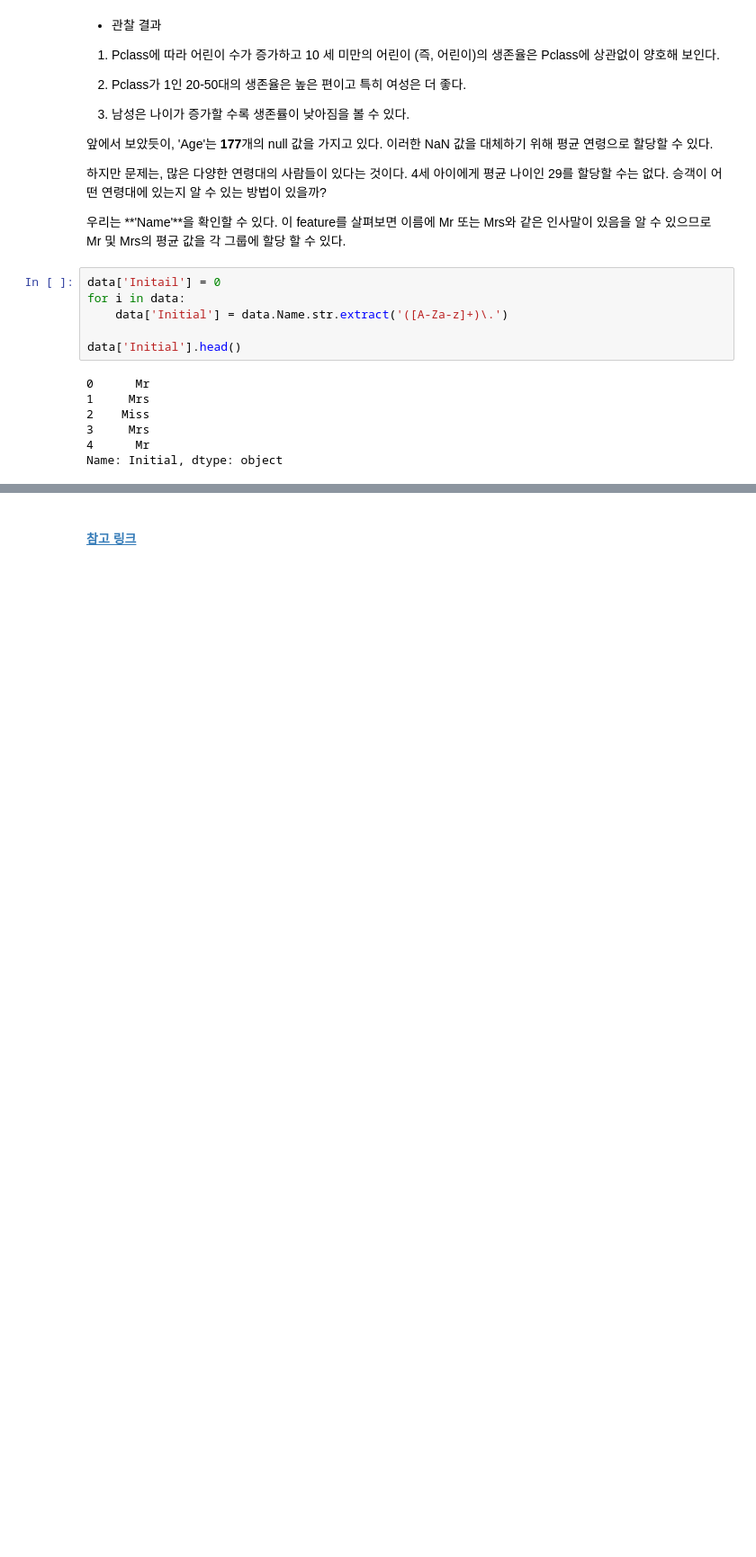
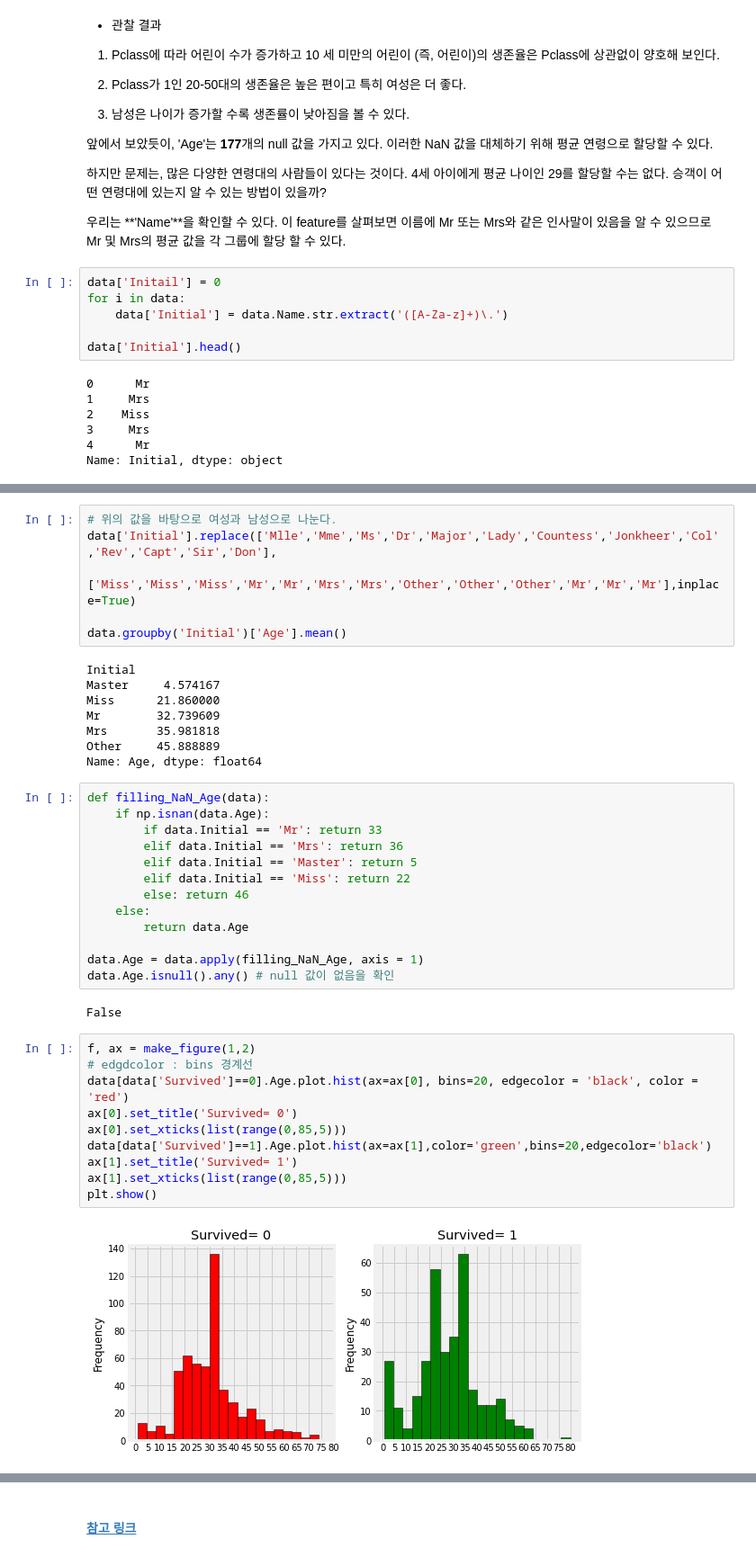
Before and after one commit to sunnight9507/Kaggle, a Jupyter notebook: Titanic/Copy_Titanic_EDA To Prediction(DieTanic).ipynb, the cells around one changed output, grey strips where cells are left out. Shown: that part at 90% size. Saved outputs shown, nothing was run; the diff lists cells and outputs as text; blank space fills up the shorter version.

```diff
--- a/Titanic/Copy_Titanic_EDA To Prediction(DieTanic).ipynb
+++ b/Titanic/Copy_Titanic_EDA To Prediction(DieTanic).ipynb
@@ -210,0 +218,41 @@ Name: Initial, dtype: object
+# %%
+# 위의 값을 바탕으로 여성과 남성으로 나눈다.
+data['Initial'].replace(['Mlle','Mme','Ms','Dr','Major','Lady','Countess','Jonkheer','Col','Rev','Capt','Sir','Don'],
+                        ['Miss','Miss','Miss','Mr','Mr','Mrs','Mrs','Other','Other','Other','Mr','Mr','Mr'],inplace=True)
+
+data.groupby('Initial')['Age'].mean()
+# %% [output]
+Initial
+Master     4.574167
+Miss      21.860000
+Mr        32.739609
+Mrs       35.981818
+Other     45.888889
+Name: Age, dtype: float64
+# %%
+def filling_NaN_Age(data):
+    if np.isnan(data.Age):
+        if data.Initial == 'Mr': return 33
+        elif data.Initial == 'Mrs': return 36
+        elif data.Initial == 'Master': return 5
+        elif data.Initial == 'Miss': return 22
+        else: return 46
+    else:
+        return data.Age
+
+data.Age = data.apply(filling_NaN_Age, axis = 1)
+data.Age.isnull().any() # null 값이 없음을 확인
+# %% [output]
+False
+# %%
+f, ax = make_figure(1,2)
+# edgdcolor : bins 경계선
+data[data['Survived']==0].Age.plot.hist(ax=ax[0], bins=20, edgecolor = 'black', color = 'red')
+ax[0].set_title('Survived= 0')
+ax[0].set_xticks(list(range(0,85,5)))
+data[data['Survived']==1].Age.plot.hist(ax=ax[1],color='green',bins=20,edgecolor='black')
+ax[1].set_title('Survived= 1')
+ax[1].set_xticks(list(range(0,85,5)))
+plt.show()
+# %% [output]
+[figure, added]
```
Also changed, not shown: parts of 11 cells of this notebook.
